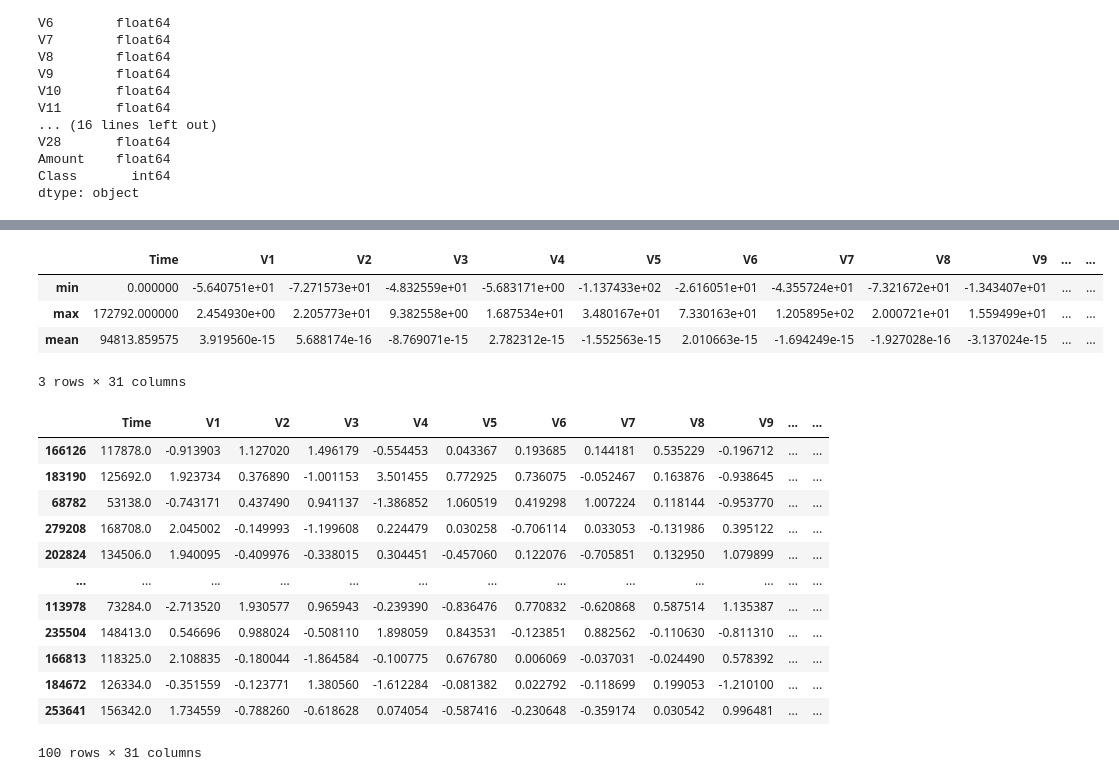
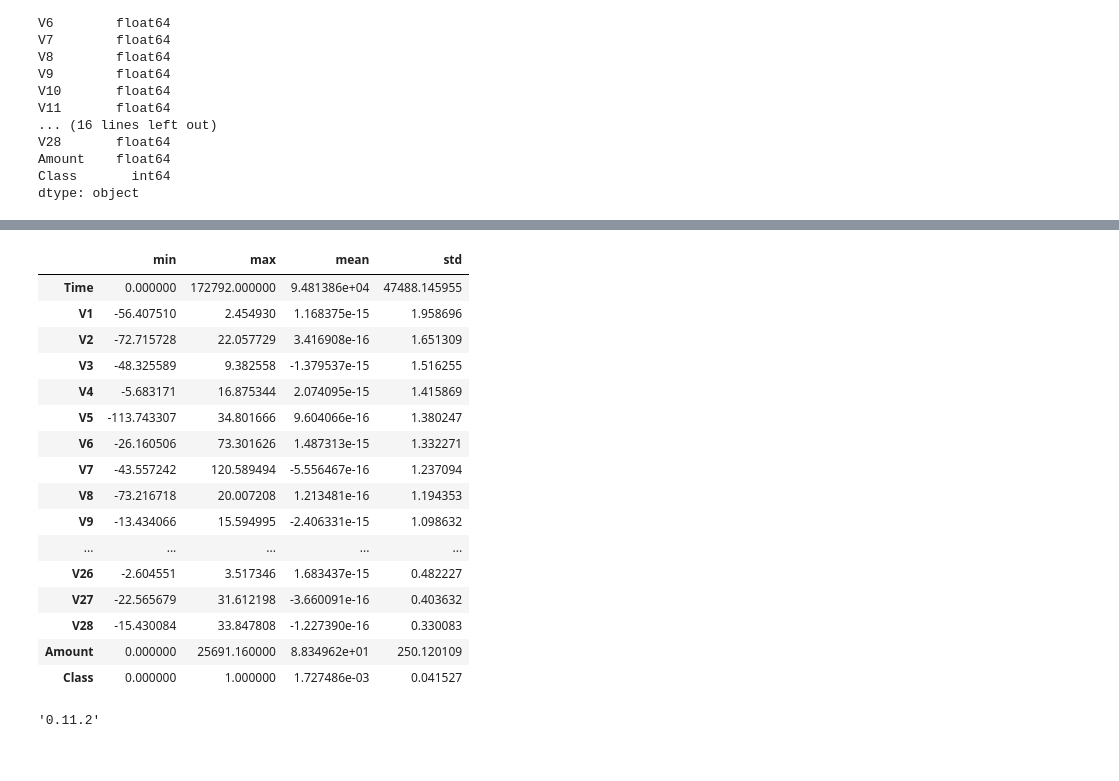
Before and after one commit to RoshanTalimi/credit-card-fraud-detection, a Jupyter notebook: creditcard.ipynb, the cells around one changed output, grey strips where cells are left out. Drawn from its saved outputs; the diff is of its cells as text; code cells hidden in the pictures.

```diff
--- a/creditcard.ipynb
+++ b/creditcard.ipynb
@@ -43,24 +81,24 @@ dtype: object
 # %%
-df.describe().loc[['min', 'max', 'mean']]
+df.describe().loc[['min', 'max', 'mean', "std"]].T
 # %% [output]
-|  | Time | V1 | V2 | V3 | V4 | V5 | V6 | V7 | V8 | V9 | ... | ... |
-| min | 0.000000 | -5.640751e+01 | -7.271573e+01 | -4.832559e+01 | -5.683171e+00 | -1.137433e+02 | -2.616051e+01 | -4.355724e+01 | -7.321672e+01 | -1.343407e+01 | ... | ... |
-| max | 172792.000000 | 2.454930e+00 | 2.205773e+01 | 9.382558e+00 | 1.687534e+01 | 3.480167e+01 | 7.330163e+01 | 1.205895e+02 | 2.000721e+01 | 1.559499e+01 | ... | ... |
-| mean | 94813.859575 | 3.919560e-15 | 5.688174e-16 | -8.769071e-15 | 2.782312e-15 | -1.552563e-15 | 2.010663e-15 | -1.694249e-15 | -1.927028e-16 | -3.137024e-15 | ... | ... |
+|  | min | max | mean | std |
+| Time | 0.000000 | 172792.000000 | 9.481386e+04 | 47488.145955 |
+| V1 | -56.407510 | 2.454930 | 1.168375e-15 | 1.958696 |
+| V2 | -72.715728 | 22.057729 | 3.416908e-16 | 1.651309 |
+| V3 | -48.325589 | 9.382558 | -1.379537e-15 | 1.516255 |
+| V4 | -5.683171 | 16.875344 | 2.074095e-15 | 1.415869 |
+| V5 | -113.743307 | 34.801666 | 9.604066e-16 | 1.380247 |
+| V6 | -26.160506 | 73.301626 | 1.487313e-15 | 1.332271 |
+| V7 | -43.557242 | 120.589494 | -5.556467e-16 | 1.237094 |
+| V8 | -73.216718 | 20.007208 | 1.213481e-16 | 1.194353 |
+| V9 | -13.434066 | 15.594995 | -2.406331e-15 | 1.098632 |
+| ... | ... | ... | ... | ... |
+| V26 | -2.604551 | 3.517346 | 1.683437e-15 | 0.482227 |
+| V27 | -22.565679 | 31.612198 | -3.660091e-16 | 0.403632 |
+| V28 | -15.430084 | 33.847808 | -1.227390e-16 | 0.330083 |
+| Amount | 0.000000 | 25691.160000 | 8.834962e+01 | 250.120109 |
+| Class | 0.000000 | 1.000000 | 1.727486e-03 | 0.041527 |
-3 rows × 31 columns
-# %%
-df.sample(100)
-# %% [output]
-|  | Time | V1 | V2 | V3 | V4 | V5 | V6 | V7 | V8 | V9 | ... | ... |
-| 166126 | 117878.0 | -0.913903 | 1.127020 | 1.496179 | -0.554453 | 0.043367 | 0.193685 | 0.144181 | 0.535229 | -0.196712 | ... | ... |
-| 183190 | 125692.0 | 1.923734 | 0.376890 | -1.001153 | 3.501455 | 0.772925 | 0.736075 | -0.052467 | 0.163876 | -0.938645 | ... | ... |
-| 68782 | 53138.0 | -0.743171 | 0.437490 | 0.941137 | -1.386852 | 1.060519 | 0.419298 | 1.007224 | 0.118144 | -0.953770 | ... | ... |
-| 279208 | 168708.0 | 2.045002 | -0.149993 | -1.199608 | 0.224479 | 0.030258 | -0.706114 | 0.033053 | -0.131986 | 0.395122 | ... | ... |
-| 202824 | 134506.0 | 1.940095 | -0.409976 | -0.338015 | 0.304451 | -0.457060 | 0.122076 | -0.705851 | 0.132950 | 1.079899 | ... | ... |
-| ... | ... | ... | ... | ... | ... | ... | ... | ... | ... | ... | ... | ... |
-| 113978 | 73284.0 | -2.713520 | 1.930577 | 0.965943 | -0.239390 | -0.836476 | 0.770832 | -0.620868 | 0.587514 | 1.135387 | ... | ... |
-| 235504 | 148413.0 | 0.546696 | 0.988024 | -0.508110 | 1.898059 | 0.843531 | -0.123851 | 0.882562 | -0.110630 | -0.811310 | ... | ... |
-| 166813 | 118325.0 | 2.108835 | -0.180044 | -1.864584 | -0.100775 | 0.676780 | 0.006069 | -0.037031 | -0.024490 | 0.578392 | ... | ... |
-| 184672 | 126334.0 | -0.351559 | -0.123771 | 1.380560 | -1.612284 | -0.081382 | 0.022792 | -0.118699 | 0.199053 | -1.210100 | ... | ... |
-| 253641 | 156342.0 | 1.734559 | -0.788260 | -0.618628 | 0.074054 | -0.587416 | -0.230648 | -0.359174 | 0.030542 | 0.996481 | ... | ... |
-100 rows × 31 columns
+# %%
+sns.__version__
+# %% [output]
+'0.11.2'
```
Also changed, not shown: parts of 5 cells of this notebook.
